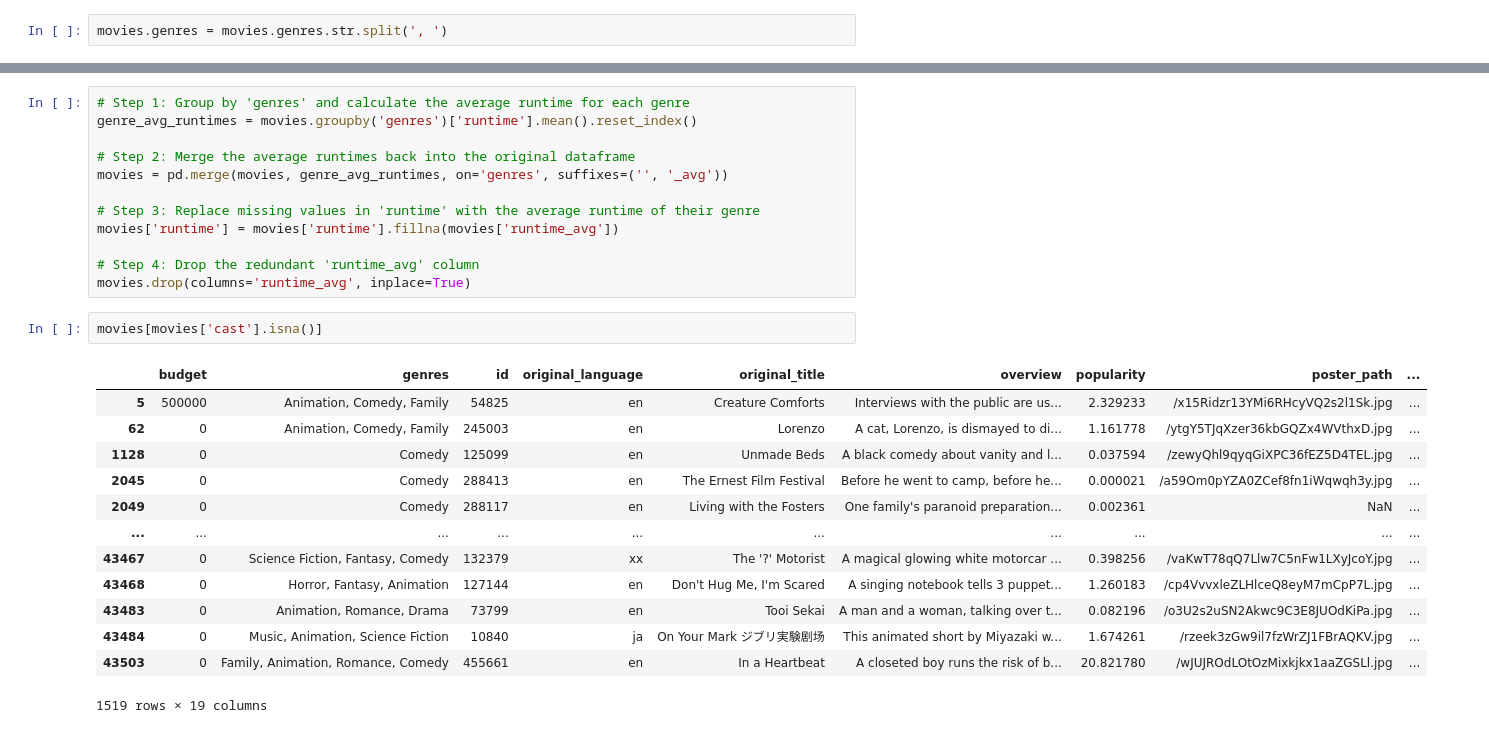
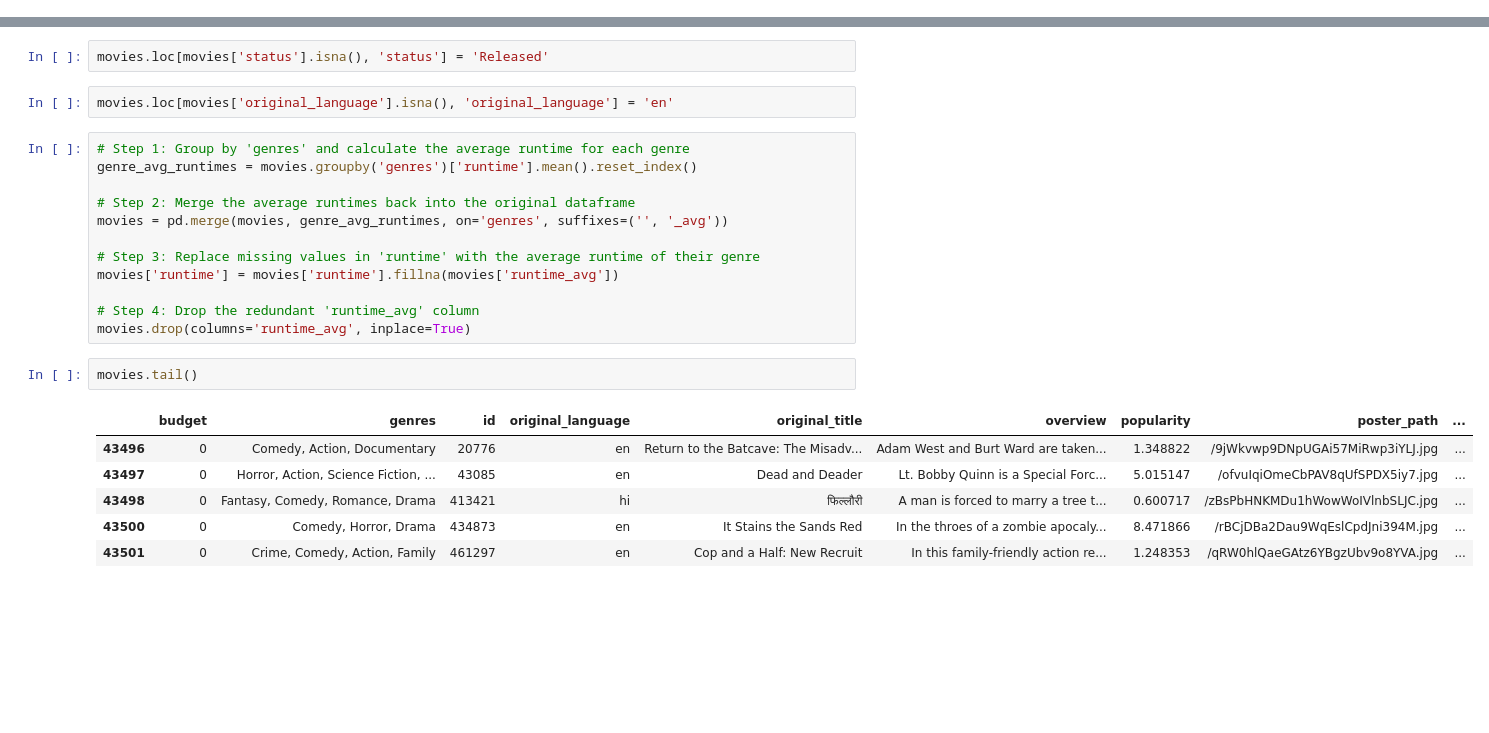
Before and after one commit to M-Awwab-Khan/most-comprehensive-movies-analysis, a Jupyter notebook: Most_Comprehensive_Movies_Analysis.ipynb, the cells around one changed output, grey strips where cells are left out. Cells and saved outputs as stored; diff of their text form; blank space fills up the shorter version.

```diff
--- a/Most_Comprehensive_Movies_Analysis.ipynb
+++ b/Most_Comprehensive_Movies_Analysis.ipynb
@@ -229,2 +214,0 @@ movies.isna().sum().plot(kind='barh')
-# %%
-movies.genres = movies.genres.str.split(', ')
@@ -235,3 +215,7 @@ movies = movies[movies['genres'].notnull()]
+# %%
+movies.loc[movies['status'].isna(), 'status'] = 'Released'
+# %%
+movies.loc[movies['original_language'].isna(), 'original_language'] = 'en'
 # %%
 # Step 1: Group by 'genres' and calculate the average runtime for each genre
 genre_avg_runtimes = movies.groupby('genres')['runtime'].mean().reset_index()
@@ -244,19 +228,12 @@ movies['runtime'] = movies['runtime'].fillna(movies['runtime_avg'])
 
 # Step 4: Drop the redundant 'runtime_avg' column
 movies.drop(columns='runtime_avg', inplace=True)
-# %%
-movies[movies['cast'].isna()]
-# %% [output]
-|  | budget | genres | id | original_language | original_title | overview | popularity | poster_path | ... |
-| 5 | 500000 | Animation, Comedy, Family | 54825 | en | Creature Comforts | Interviews with the public are us... | 2.329233 | /x15Ridzr13YMi6RHcyVQ2s2l1Sk.jpg | ... |
-| 62 | 0 | Animation, Comedy, Family | 245003 | en | Lorenzo | A cat, Lorenzo, is dismayed to di... | 1.161778 | /ytgY5TJqXzer36kbGQZx4WVthxD.jpg | ... |
-| 1128 | 0 | Comedy | 125099 | en | Unmade Beds | A black comedy about vanity and l... | 0.037594 | /zewyQhl9qyqGiXPC36fEZ5D4TEL.jpg | ... |
-| 2045 | 0 | Comedy | 288413 | en | The Ernest Film Festival | Before he went to camp, before he... | 0.000021 | /a59Om0pYZA0ZCef8fn1iWqwqh3y.jpg | ... |
-| 2049 | 0 | Comedy | 288117 | en | Living with the Fosters | One family's paranoid preparation... | 0.002361 | NaN | ... |
-| ... | ... | ... | ... | ... | ... | ... | ... | ... | ... |
-| 43467 | 0 | Science Fiction, Fantasy, Comedy | 132379 | xx | The '?' Motorist | A magical glowing white motorcar ... | 0.398256 | /vaKwT78qQ7Llw7C5nFw1LXyJcoY.jpg | ... |
-| 43468 | 0 | Horror, Fantasy, Animation | 127144 | en | Don't Hug Me, I'm Scared | A singing notebook tells 3 puppet... | 1.260183 | /cp4VvvxleZLHlceQ8eyM7mCpP7L.jpg | ... |
-| 43483 | 0 | Animation, Romance, Drama | 73799 | en | Tooi Sekai | A man and a woman, talking over t... | 0.082196 | /o3U2s2uSN2Akwc9C3E8JUOdKiPa.jpg | ... |
-| 43484 | 0 | Music, Animation, Science Fiction | 10840 | ja | On Your Mark ジブリ実験剧场 | This animated short by Miyazaki w... | 1.674261 | /rzeek3zGw9il7fzWrZJ1FBrAQKV.jpg | ... |
-| 43503 | 0 | Family, Animation, Romance, Comedy | 455661 | en | In a Heartbeat | A closeted boy runs the risk of b... | 20.821780 | /wJUJROdLOtOzMixkjkx1aaZGSLl.jpg | ... |
-1519 rows × 19 columns
+# %%
+movies.tail()
+# %% [output]
+|  | budget | genres | id | original_language | original_title | overview | popularity | poster_path | ... |
+| 43496 | 0 | Comedy, Action, Documentary | 20776 | en | Return to the Batcave: The Misadv... | Adam West and Burt Ward are taken... | 1.348822 | /9jWkvwp9DNpUGAi57MiRwp3iYLJ.jpg | ... |
+| 43497 | 0 | Horror, Action, Science Fiction, ... | 43085 | en | Dead and Deader | Lt. Bobby Quinn is a Special Forc... | 5.015147 | /ofvuIqiOmeCbPAV8qUfSPDX5iy7.jpg | ... |
+| 43498 | 0 | Fantasy, Comedy, Romance, Drama | 413421 | hi | फिल्लौरी | A man is forced to marry a tree t... | 0.600717 | /zBsPbHNKMDu1hWowWoIVlnbSLJC.jpg | ... |
+| 43500 | 0 | Comedy, Horror, Drama | 434873 | en | It Stains the Sands Red | In the throes of a zombie apocaly... | 8.471866 | /rBCjDBa2Dau9WqEslCpdJni394M.jpg | ... |
+| 43501 | 0 | Crime, Comedy, Action, Family | 461297 | en | Cop and a Half: New Recruit | In this family-friendly action re... | 1.248353 | /qRW0hlQaeGAtz6YBgzUbv9o8YVA.jpg | ... |
```
Also changed, not shown: parts of 15 cells of this notebook.
